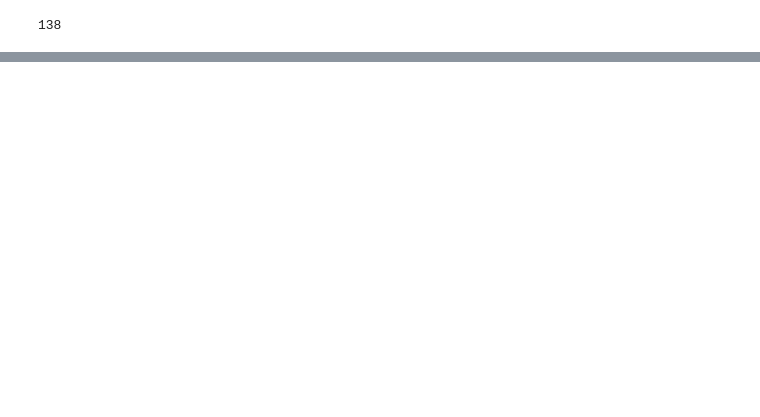
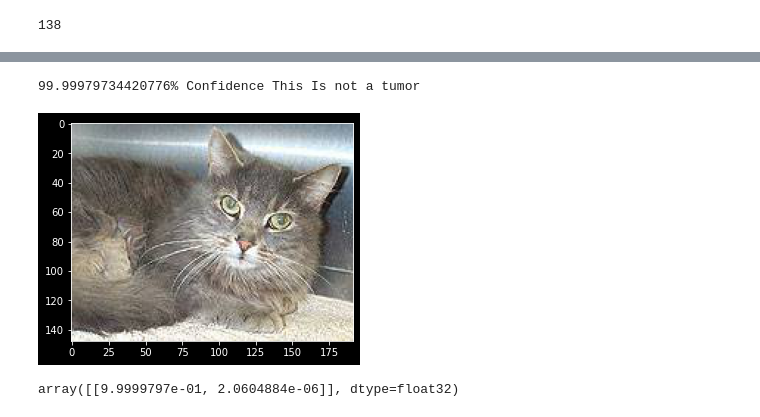
Before and after one commit to shivampandeyvns/DM-project, a Jupyter notebook: Custom CNN.ipynb, the cells around one changed output, grey strips where cells are left out. Cells and saved outputs as stored; diff of their text form; code cells hidden in the pictures; blank space fills up the shorter version.

```diff
--- a/Custom CNN.ipynb
+++ b/Custom CNN.ipynb
@@ -121,0 +152,18 @@ Hint: If you want to see a list of allocated tensors when OOM happens, add repor
+# %%
+def names(number):
+    if number==1:
+        return 'a Tumor'
+    else:
+        return 'not a tumor'
+# %%
+from matplotlib.pyplot import imshow
+img = Image.open(r"C:\Users\91902\Desktop\keras\7.jpg")
+x = np.array(img.resize((128,128)))
+x = x.reshape(1,128,128,3)
+res = model.predict_on_batch(x)
+classification = np.where(res == np.amax(res))[1][0]
+imshow(img)
+print(str(res[0][classification]*100) + '% Confidence This Is ' + names(classification))
+# %% [output]
+99.99979734420776% Confidence This Is not a tumor
+[figure, added]
@@ -121,0 +172,4 @@ Hint: If you want to see a list of allocated tensors when OOM happens, add repor
+# %%
+res
+# %% [output]
+array([[9.9999797e-01, 2.0604884e-06]], dtype=float32)
```
Also changed, not shown: parts of 12 cells of this notebook, 4 other files.
